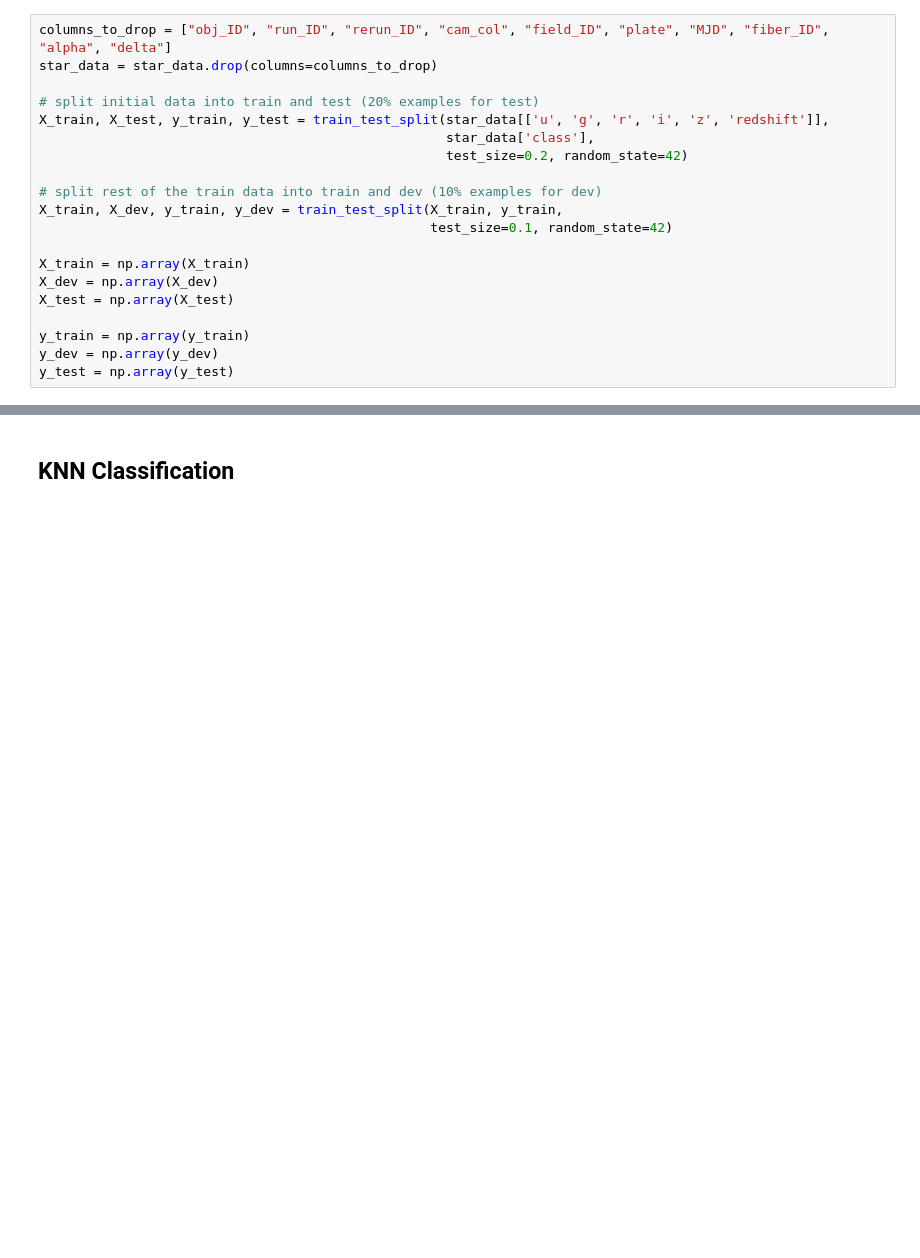
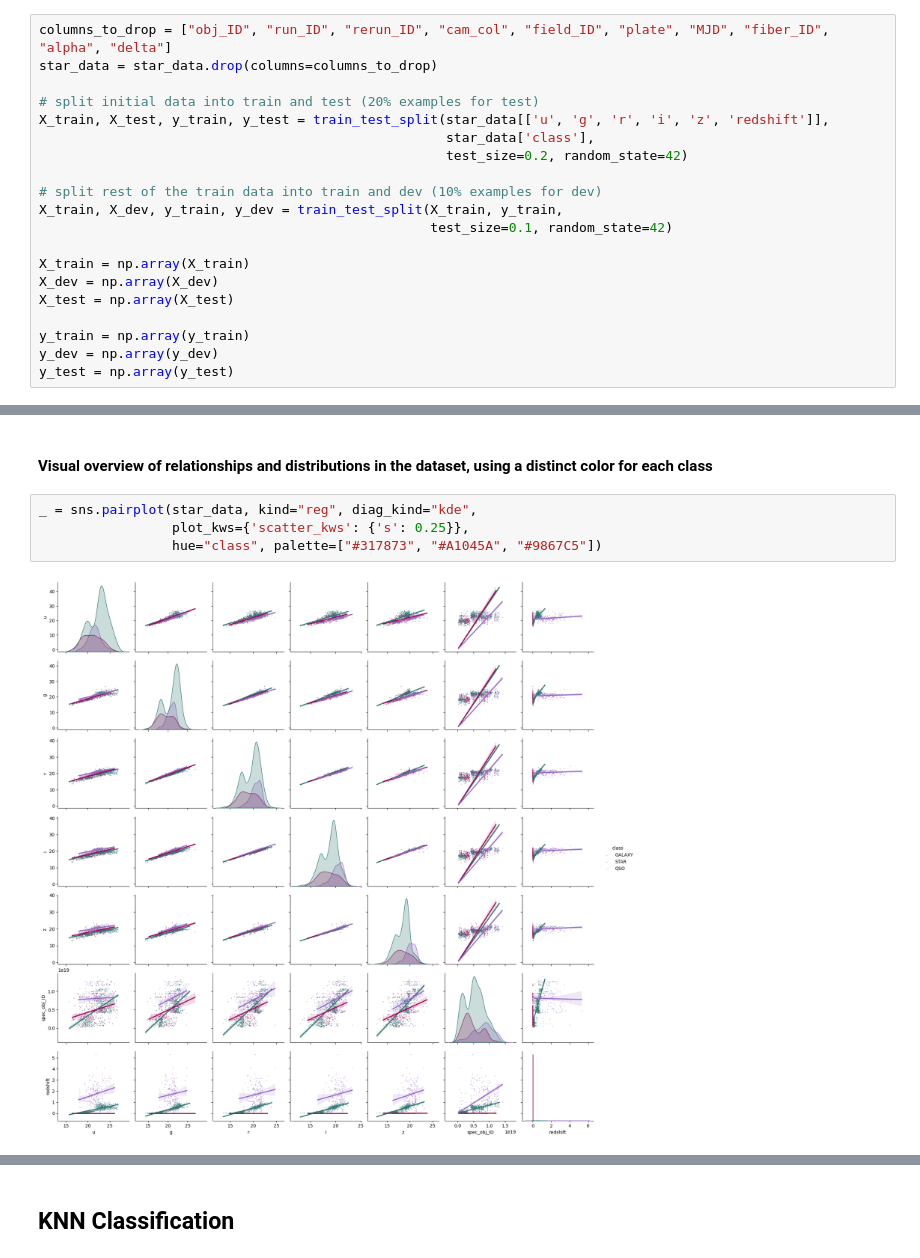
Before and after one commit to alvionaM/stellar-classification, a Jupyter notebook: notebooks/ML-Algorithms.ipynb, the cells around one changed output, grey strips where cells are left out. Saved outputs shown, nothing was run; the diff lists cells and outputs as text; blank space fills up the shorter version.

```diff
--- a/notebooks/ML-Algorithms.ipynb
+++ b/notebooks/ML-Algorithms.ipynb
@@ -346,0 +304,8 @@ y_test = np.array(y_test)
+# %% [markdown]
+#### Visual overview of relationships and distributions in the dataset, using a distinct color for each class
+# %%
+_ = sns.pairplot(star_data, kind="reg", diag_kind="kde",
+                 plot_kws={'scatter_kws': {'s': 0.25}},
+                 hue="class", palette=["#317873", "#A1045A", "#9867C5"])
+# %% [output]
+[figure, added]
```
Also changed, not shown: parts of 24 cells of this notebook, 1 other file.
